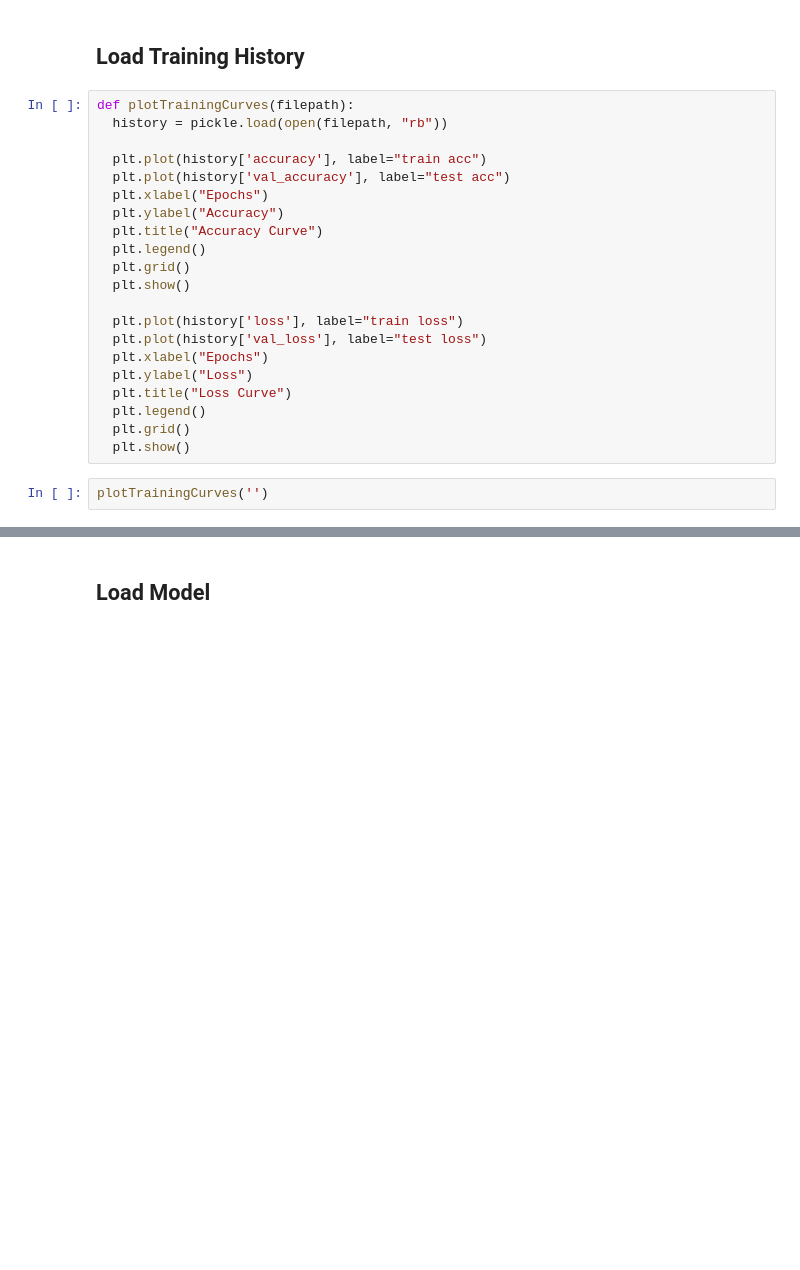
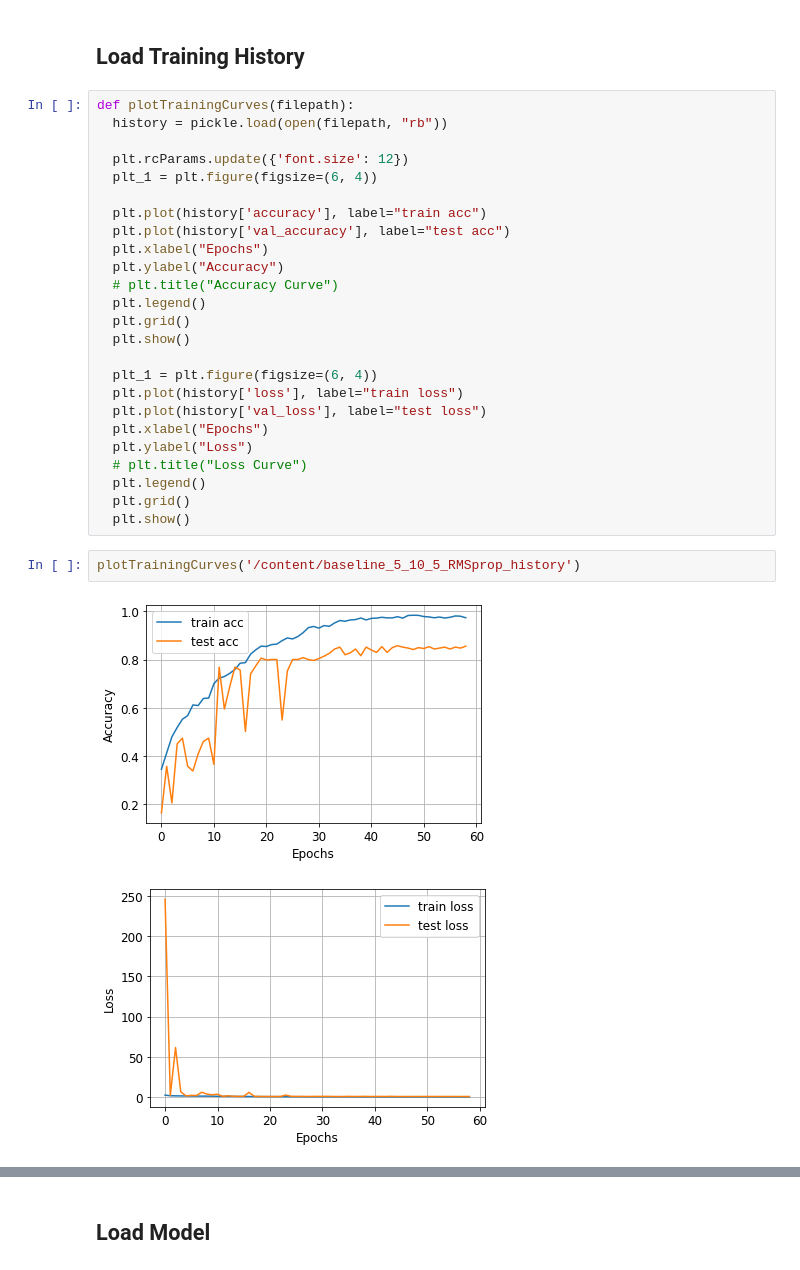
Before and after one commit to jxin11/waste-image-classification, a Jupyter notebook: Waste_Image_Classification.ipynb, the cells around one changed output, grey strips where cells are left out. Saved outputs shown, nothing was run; the diff lists cells and outputs as text; blank space fills up the shorter version.

```diff
--- a/Waste_Image_Classification.ipynb
+++ b/Waste_Image_Classification.ipynb
@@ -1068,23 +1068,30 @@ Epoch 150: val_accuracy did not improve from 0.80040
 # %%
 def plotTrainingCurves(filepath):
   history = pickle.load(open(filepath, "rb"))
+
+  plt.rcParams.update({'font.size': 12})
+  plt_1 = plt.figure(figsize=(6, 4))
 
   plt.plot(history['accuracy'], label="train acc")
   plt.plot(history['val_accuracy'], label="test acc")
   plt.xlabel("Epochs")
   plt.ylabel("Accuracy")
-  plt.title("Accuracy Curve")
+  # plt.title("Accuracy Curve")
   plt.legend()
   plt.grid()
   plt.show()
 
+  plt_1 = plt.figure(figsize=(6, 4))
   plt.plot(history['loss'], label="train loss")
   plt.plot(history['val_loss'], label="test loss")
   plt.xlabel("Epochs")
   plt.ylabel("Loss")
-  plt.title("Loss Curve")
+  # plt.title("Loss Curve")
   plt.legend()
   plt.grid()
   plt.show()
 # %%
-plotTrainingCurves('')
+plotTrainingCurves('/content/baseline_5_10_5_RMSprop_history')
+# %% [output]
+[figure, added]
+[figure, added]
```
Also changed, not shown: parts of 20 cells of this notebook.
